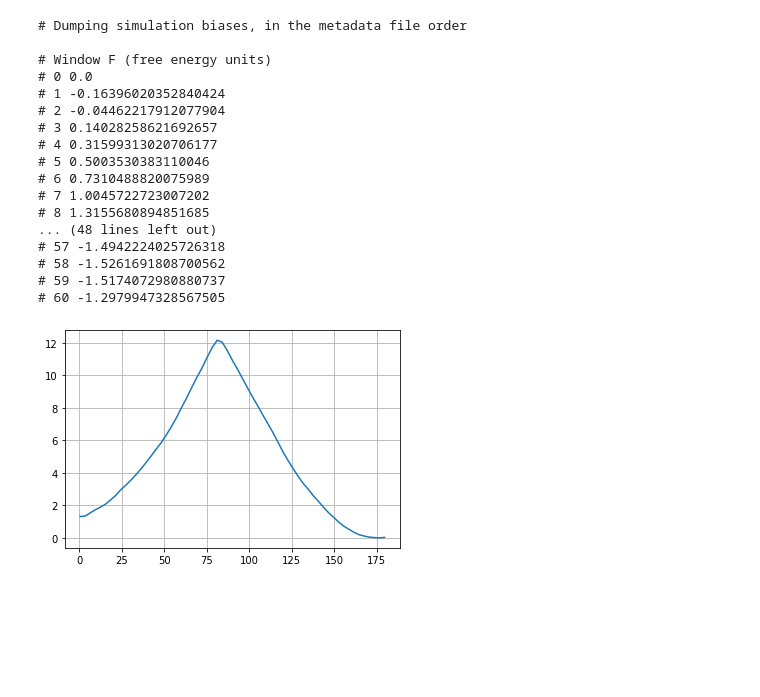
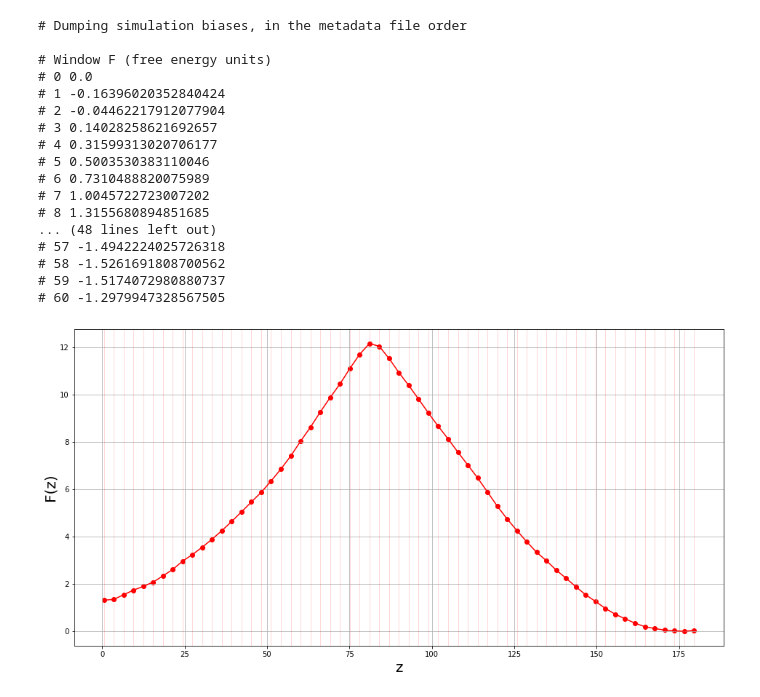
Before and after one commit to shaunak-badani/MD, a Jupyter notebook: wham/WHAM.ipynb, the cells around one changed output. Saved outputs shown, nothing was run; the diff lists cells and outputs as text; code cells hidden in the pictures; blank space fills up the shorter version.

Commit message:
Added some figures to give more insight into wham method

```diff
--- a/wham/WHAM.ipynb
+++ b/wham/WHAM.ipynb
@@ -278,9 +265,17 @@ for j in range(hist_group['num_windows']):
 # 60 -1.2979947328567505
 # %%
 bin_min = calc_free(free_ene, prob, kT)
-# %%
-coor = list(map(lambda i: calc_coor(i), np.arange(NUM_BINS)))
-plt.plot(coor, free_ene)
-plt.grid(True)
-# %% [output]
-[figure, removed]
+# %%
+fig = plt.figure(figsize = (16, 8))
+coor = list(map(lambda i: calc_coor(i), np.arange(NUM_BINS)))
+J = hist_group['num_windows']
+for i in range(J):
+    plt.axvline(coor[i], alpha = 0.3, linewidth = 0.5)
+plt.plot(coor, free_ene)
+plt.scatter(coor, free_ene)
+plt.xlabel(r"z", fontsize = 20)
+plt.ylabel(r"F(z)", fontsize = 20)
+plt.grid(True)
+plt.savefig("images/Free_energy.png")
+# %% [output]
+[figure, added]
```
Also changed, not shown: parts of 15 cells of this notebook, 6 other files.
